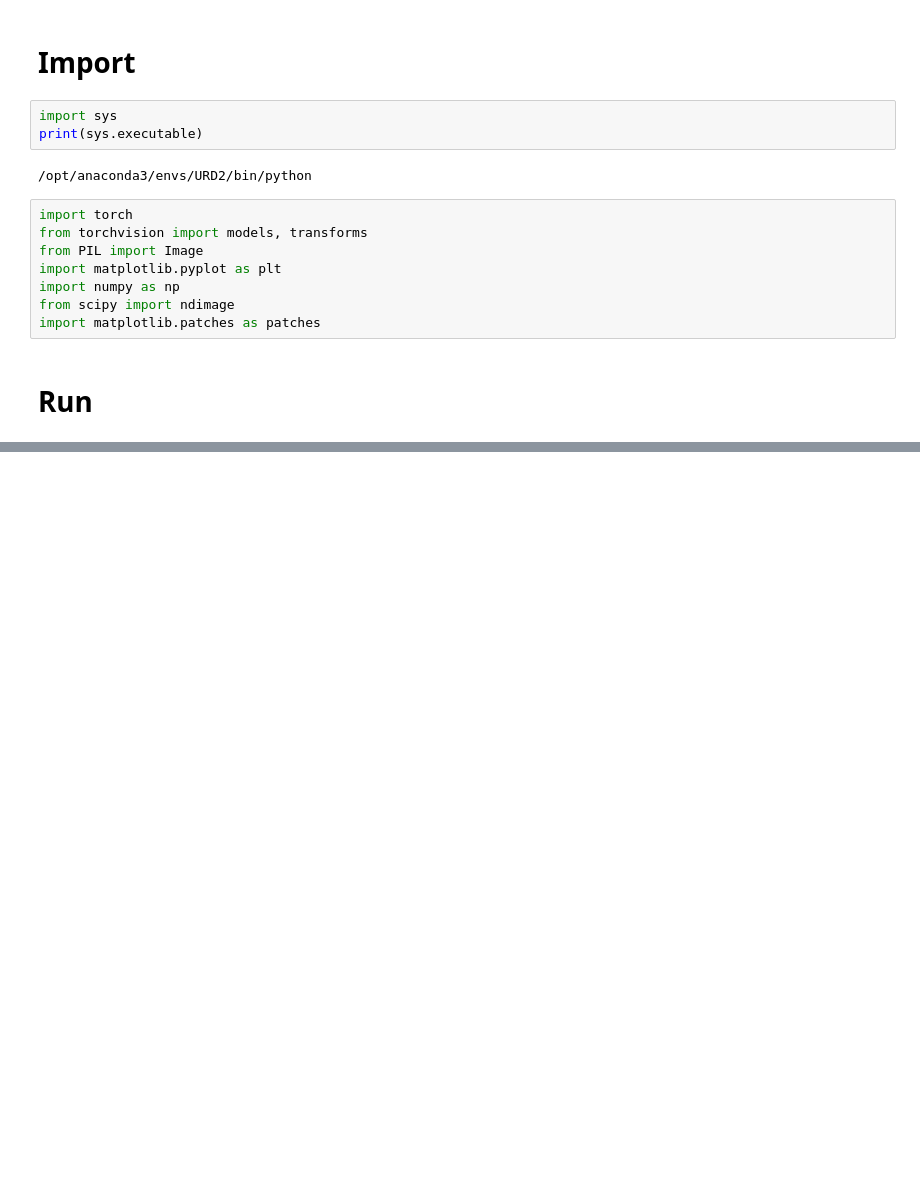
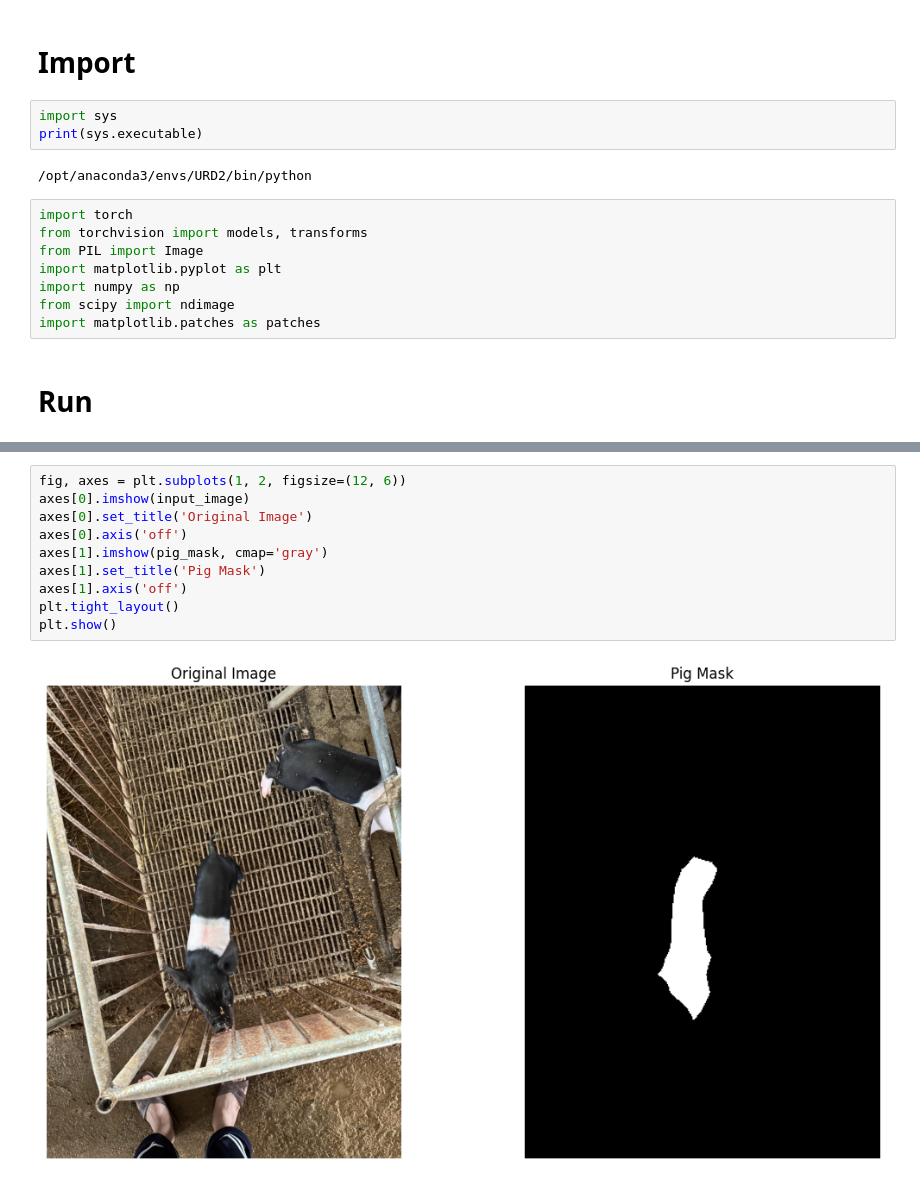
Before and after one commit to PhurichAmorn/URD-2_BlackPigProject, a Jupyter notebook: pig_segmentation/segment/segmented.ipynb, the cells around one changed output, grey strips where cells are left out. Cells and saved outputs as stored; diff of their text form; blank space fills up the shorter version.

```diff
--- a/pig_segmentation/segment/segmented.ipynb
+++ b/pig_segmentation/segment/segmented.ipynb
@@ -74,0 +76,12 @@ Error:
+# %%
+fig, axes = plt.subplots(1, 2, figsize=(12, 6))
+axes[0].imshow(input_image)
+axes[0].set_title('Original Image')
+axes[0].axis('off')
+axes[1].imshow(pig_mask, cmap='gray')
+axes[1].set_title('Pig Mask')
+axes[1].axis('off')
+plt.tight_layout()
+plt.show()
+# %% [output]
+[figure, added]
```
Also changed, not shown: parts of 1 cell of this notebook, 3 other files.
